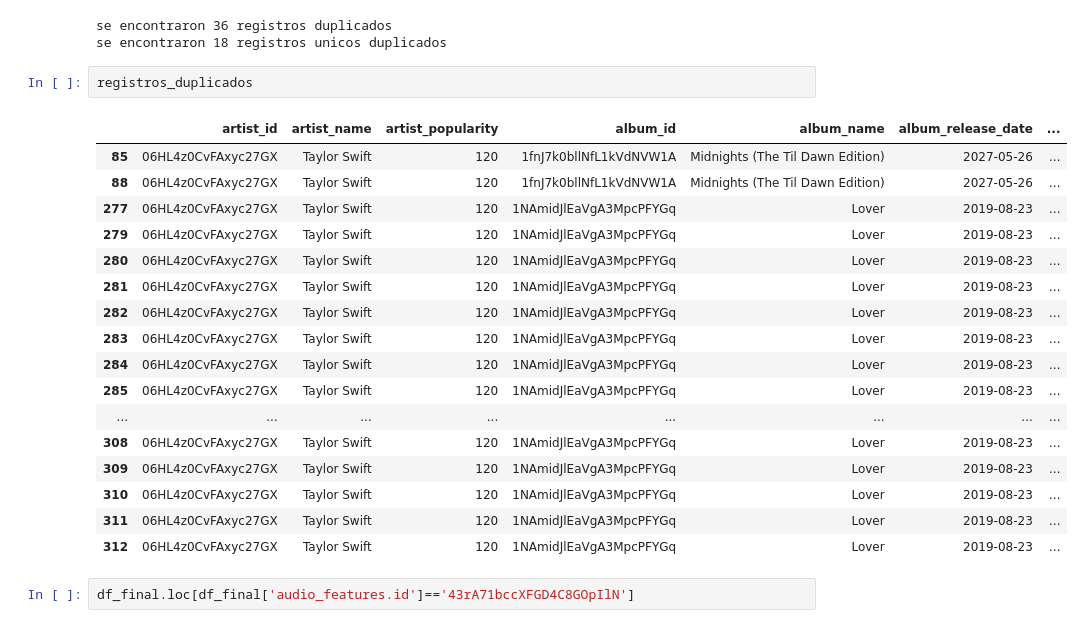
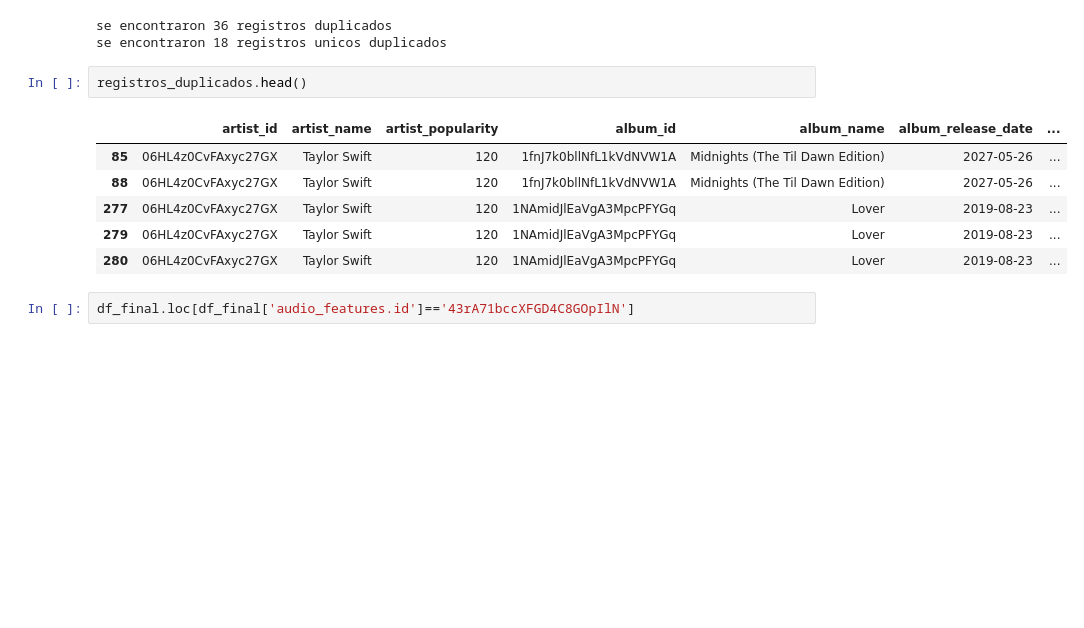
Before and after one commit to jorregoc/R5_prueba_tecnica, a Jupyter notebook: notebooks/reporte_codigo.ipynb, the cells around one changed output. Saved outputs shown, nothing was run; the diff lists cells and outputs as text; blank space fills up the shorter version.

```diff
--- a/notebooks/reporte_codigo.ipynb
+++ b/notebooks/reporte_codigo.ipynb
@@ -65,25 +65,14 @@ print(f'se encontraron {registros_duplicados_unicos.shape[0]} registros unicos d
 se encontraron 36 registros duplicados
 se encontraron 18 registros unicos duplicados
 # %%
-registros_duplicados
+registros_duplicados.head()
 # %% [output]
 |  | artist_id | artist_name | artist_popularity | album_id | album_name | album_release_date | ... |
 | 85 | 06HL4z0CvFAxyc27GX | Taylor Swift | 120 | 1fnJ7k0bllNfL1kVdNVW1A | Midnights (The Til Dawn Edition) | 2027-05-26 | ... |
 | 88 | 06HL4z0CvFAxyc27GX | Taylor Swift | 120 | 1fnJ7k0bllNfL1kVdNVW1A | Midnights (The Til Dawn Edition) | 2027-05-26 | ... |
 | 277 | 06HL4z0CvFAxyc27GX | Taylor Swift | 120 | 1NAmidJlEaVgA3MpcPFYGq | Lover | 2019-08-23 | ... |
 | 279 | 06HL4z0CvFAxyc27GX | Taylor Swift | 120 | 1NAmidJlEaVgA3MpcPFYGq | Lover | 2019-08-23 | ... |
 | 280 | 06HL4z0CvFAxyc27GX | Taylor Swift | 120 | 1NAmidJlEaVgA3MpcPFYGq | Lover | 2019-08-23 | ... |
-| 281 | 06HL4z0CvFAxyc27GX | Taylor Swift | 120 | 1NAmidJlEaVgA3MpcPFYGq | Lover | 2019-08-23 | ... |
-| 282 | 06HL4z0CvFAxyc27GX | Taylor Swift | 120 | 1NAmidJlEaVgA3MpcPFYGq | Lover | 2019-08-23 | ... |
-| 283 | 06HL4z0CvFAxyc27GX | Taylor Swift | 120 | 1NAmidJlEaVgA3MpcPFYGq | Lover | 2019-08-23 | ... |
-| 284 | 06HL4z0CvFAxyc27GX | Taylor Swift | 120 | 1NAmidJlEaVgA3MpcPFYGq | Lover | 2019-08-23 | ... |
-| 285 | 06HL4z0CvFAxyc27GX | Taylor Swift | 120 | 1NAmidJlEaVgA3MpcPFYGq | Lover | 2019-08-23 | ... |
-| ... | ... | ... | ... | ... | ... | ... | ... |
-| 308 | 06HL4z0CvFAxyc27GX | Taylor Swift | 120 | 1NAmidJlEaVgA3MpcPFYGq | Lover | 2019-08-23 | ... |
-| 309 | 06HL4z0CvFAxyc27GX | Taylor Swift | 120 | 1NAmidJlEaVgA3MpcPFYGq | Lover | 2019-08-23 | ... |
-| 310 | 06HL4z0CvFAxyc27GX | Taylor Swift | 120 | 1NAmidJlEaVgA3MpcPFYGq | Lover | 2019-08-23 | ... |
-| 311 | 06HL4z0CvFAxyc27GX | Taylor Swift | 120 | 1NAmidJlEaVgA3MpcPFYGq | Lover | 2019-08-23 | ... |
-| 312 | 06HL4z0CvFAxyc27GX | Taylor Swift | 120 | 1NAmidJlEaVgA3MpcPFYGq | Lover | 2019-08-23 | ... |
 # %%
 df_final.loc[df_final['audio_features.id']=='43rA71bccXFGD4C8GOpIlN']
 # %% [output]
```
Also changed, not shown: parts of 7 cells of this notebook.
